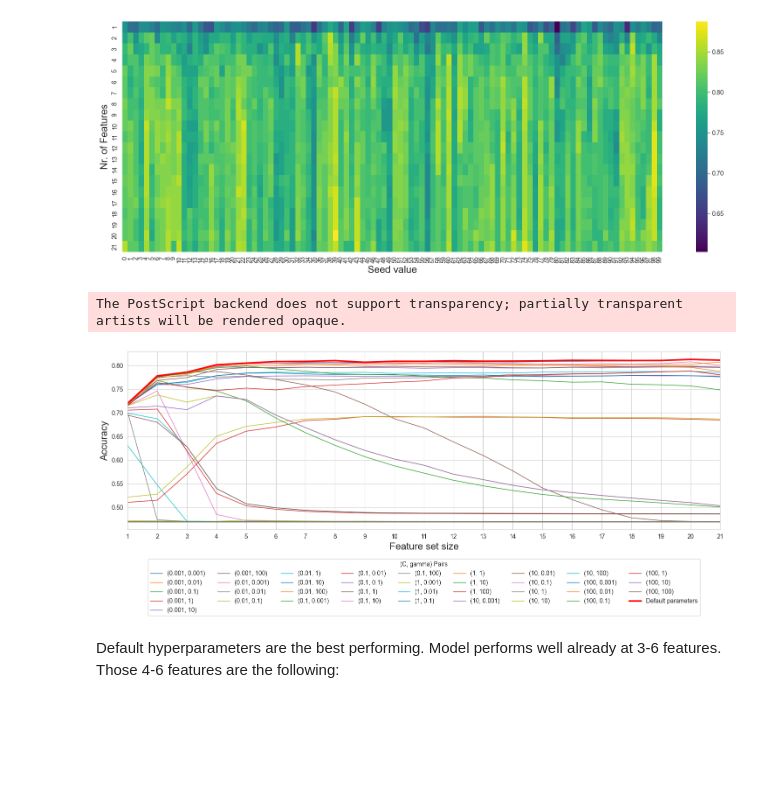
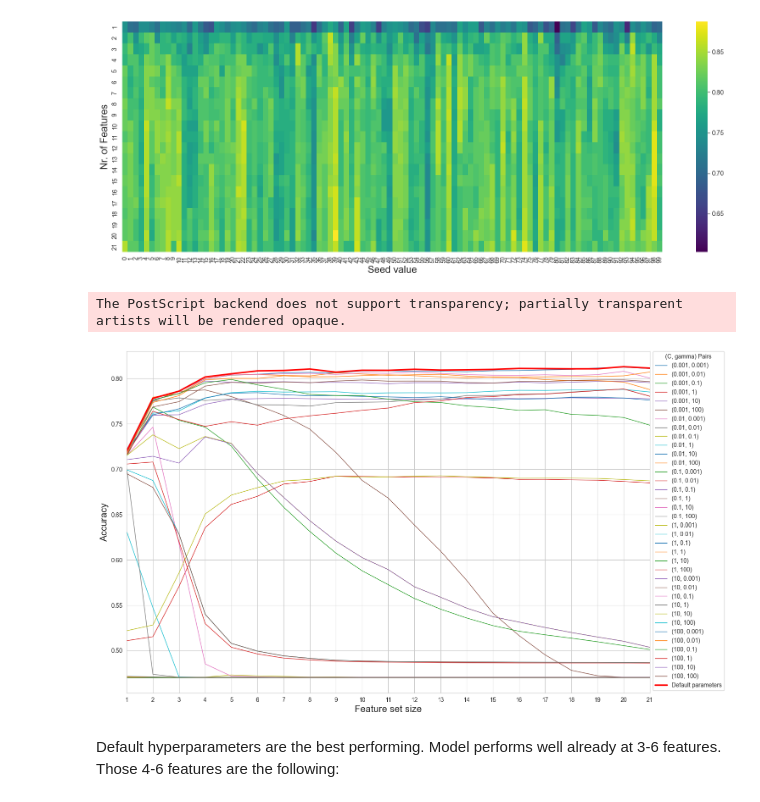
Before and after one commit to dprifer/SF2935__G007, a Jupyter notebook: SVM/SVM model.ipynb, the cells around one changed output. Drawn from its saved outputs; the diff is of its cells as text; code cells hidden in the pictures; blank space fills up the shorter version.

```diff
--- a/SVM/SVM model.ipynb
+++ b/SVM/SVM model.ipynb
@@ -310,36 +313,36 @@ for i, val_i in accuracy_orig_dict.items():
 # Create the result dictionary for averages
 average_dict_mod = {}
 for i in sum_dict_mod:
     average_dict_mod[i] = {}
     for k in sum_dict_mod[i]:
         if k not in average_dict_mod[i]:
             average_dict_mod[i][k] = {}
         for l in sum_dict_mod[i][k]:
             average_dict_mod[i][k][l] = sum_dict_mod[i][k][l] / len(accuracy_mod_dict[i].items())
 
-plt.figure(figsize=(15, 7))
+plt.figure(figsize=(15, 9.25))
 for k in average_dict_mod[1]:  # Get k from the first i
         for l in average_dict_mod[1][k]:  # Get l from the first i
             # Prepare x and y data for plotting
             x = list(average_dict_mod.keys())
             #print(x)# i values (x-axis)
             y = [average_dict_mod[i][k][l] for i in x]  # corresponding y values
             #print(y)
             # Plotting
             plt.plot(x, y, label=f'({C_grid[k]}, {gamma_grid[l]})', linewidth=1)
 plt.plot(keys_orig, values_orig, linewidth=2.5, color='red', label='Default parameters')
 plt.xlabel('Feature set size', fontsize=16)
 plt.ylabel('Accuracy', fontsize=16)
-plt.legend(title='(C, gamma) Pairs', loc='lower center', ncol=9, bbox_to_anchor=(0.5, -0.5))
+plt.legend(title='(C, gamma) Pairs', loc='upper left', ncol=1, bbox_to_anchor=(1, 1.008))
 plt.grid(True)
 plt.xlim(1,21)
 plt.xticks(keys_orig)
 plt.tight_layout()
 plt.savefig('AccuracyHyperparameterVar.eps', format='eps')
 plt.show()
 # %% [output]
 The PostScript backend does not support transparency; partially transparent artists will be rendered opaque.
-[figure, old version]
+[figure, new version]
 # %% [markdown]
 Default hyperparameters are the best performing. Model performs well already at 3-6 features. Those 4-6 features are the following:
 # %%
```
Also changed, not shown: parts of 14 cells of this notebook, 1 other file.
